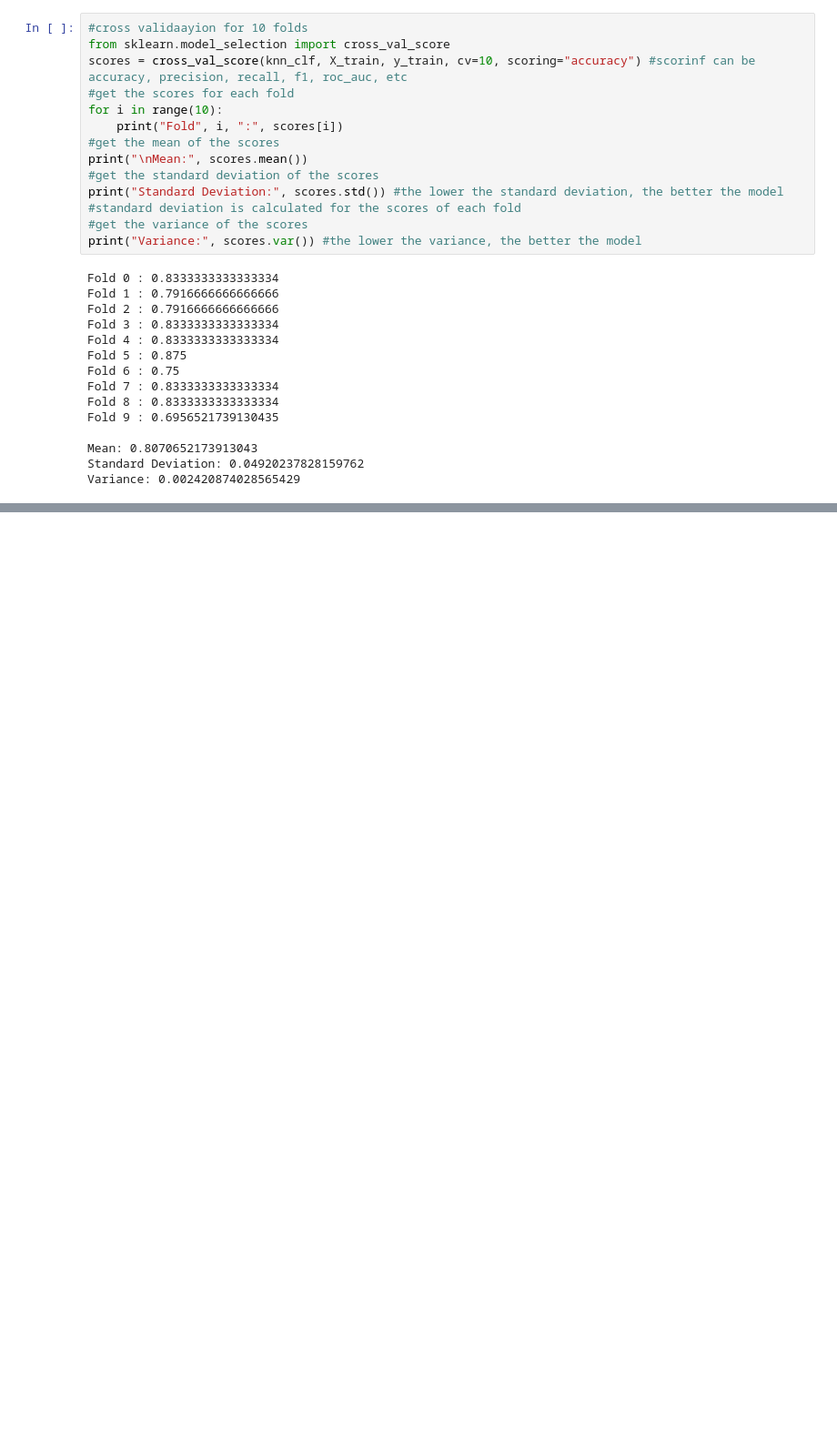
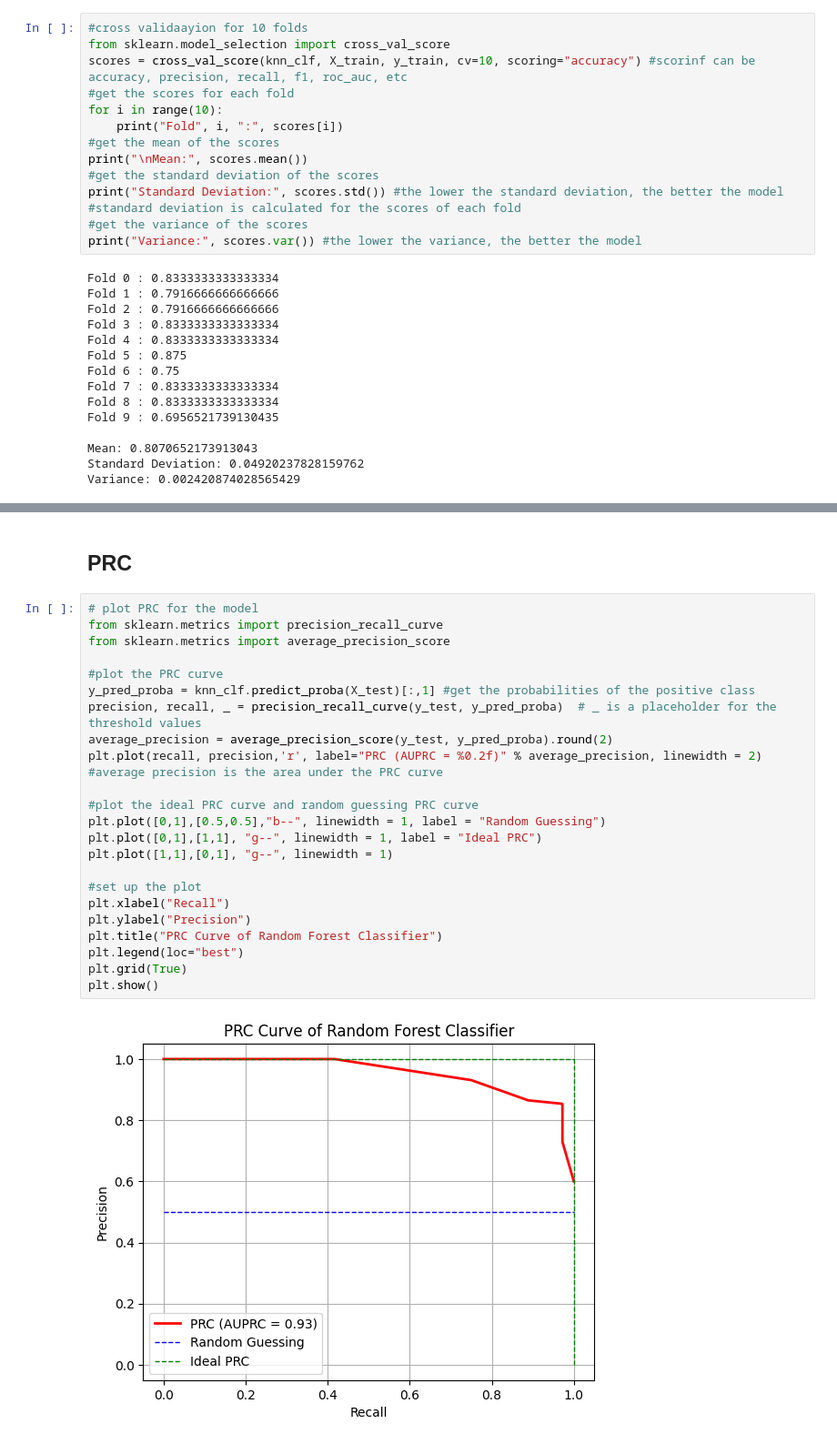
Before and after one commit to kruthi-sb/Cardiac_Events_ML, a Jupyter notebook: ML/KNN.ipynb, the cells around one changed output, grey strips where cells are left out. Shown: that part at 91% size. Drawn from its saved outputs; the diff is of its cells as text; blank space fills up the shorter version.

```diff
--- a/ML/KNN.ipynb
+++ b/ML/KNN.ipynb
@@ -218,0 +246,28 @@ Learning Curve
+# %% [markdown]
+## PRC
+# %%
+# plot PRC for the model
+from sklearn.metrics import precision_recall_curve
+from sklearn.metrics import average_precision_score
+
+#plot the PRC curve
+y_pred_proba = knn_clf.predict_proba(X_test)[:,1] #get the probabilities of the positive class
+precision, recall, _ = precision_recall_curve(y_test, y_pred_proba)  # _ is a placeholder for the threshold values
+average_precision = average_precision_score(y_test, y_pred_proba).round(2)
+plt.plot(recall, precision,'r', label="PRC (AUPRC = %0.2f)" % average_precision, linewidth = 2)
+#average precision is the area under the PRC curve
+
+#plot the ideal PRC curve and random guessing PRC curve
+plt.plot([0,1],[0.5,0.5],"b--", linewidth = 1, label = "Random Guessing")
+plt.plot([0,1],[1,1], "g--", linewidth = 1, label = "Ideal PRC")
+plt.plot([1,1],[0,1], "g--", linewidth = 1)
+
+#set up the plot
+plt.xlabel("Recall")
+plt.ylabel("Precision")
+plt.title("PRC Curve of Random Forest Classifier")
+plt.legend(loc="best")
+plt.grid(True)
+plt.show()
+# %% [output]
+[figure, added]
```
Also changed, not shown: parts of 22 cells of this notebook, 2 other files.
